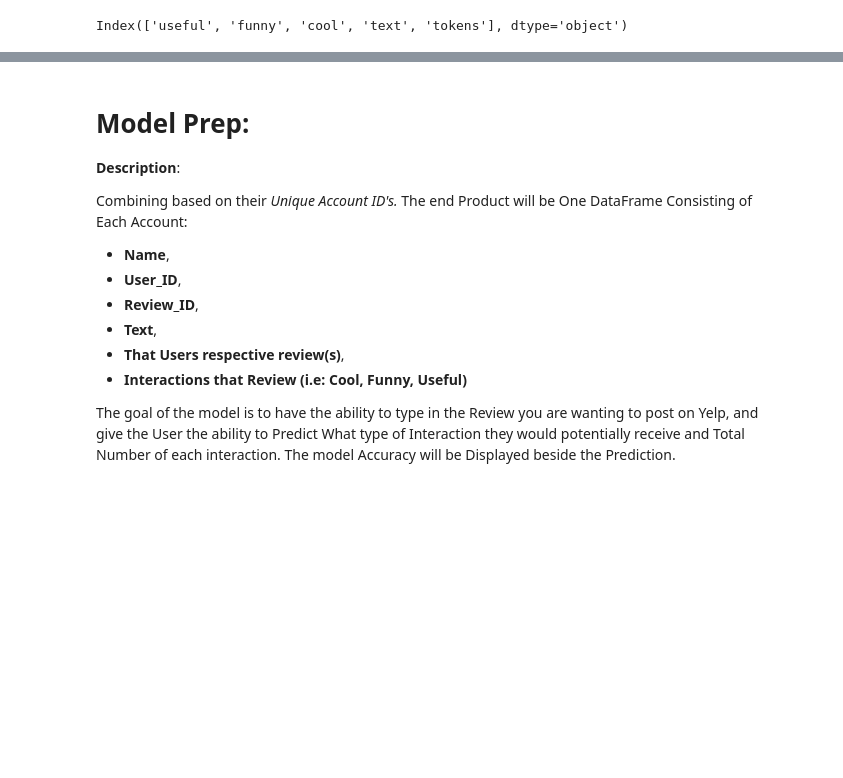
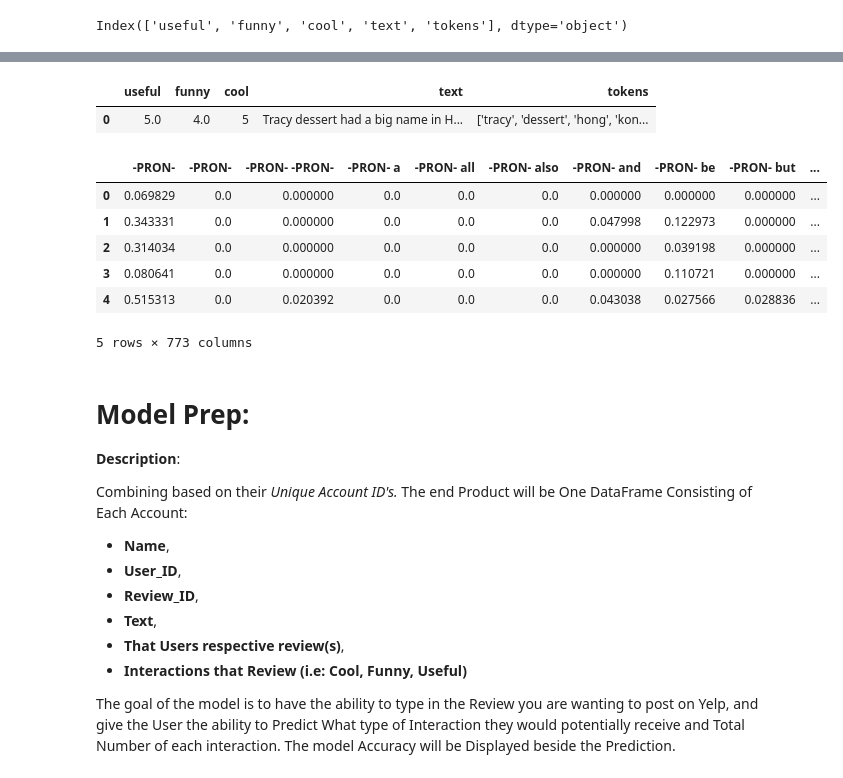
Before and after one commit to BloomTech-Labs/yelp-dataset-challenge-1-ds, a Jupyter notebook: Notebooks/Model_NB.ipynb, the cells around one changed output, grey strips where cells are left out. Drawn from its saved outputs; the diff is of its cells as text; code cells hidden in the pictures; blank space fills up the shorter version.

```diff
--- a/Notebooks/Model_NB.ipynb
+++ b/Notebooks/Model_NB.ipynb
@@ -66,7 +66,7 @@ final_df = pd.read_csv('final_df.csv')
 #review_df = pd.read_csv('review.csv')
 
     # Read-in dtm_final.csv (FINAL)
-dtm_final = pd.read_csv('dtm_final.csv')
+#dtm_final = pd.read_csv('dtm_final.csv')
 
     # import Vectorizer Model
 #vect2 = joblib.load('vect_2.sav')
@@ -119,6 +144,23 @@ final_df.shape
+# %%
+final_df.head(1)
+# %% [output]
+|  | useful | funny | cool | text | tokens |
+| 0 | 5.0 | 4.0 | 5 | Tracy dessert had a big name in H... | ['tracy', 'dessert', 'hong', 'kon... |
 # %%
 final_df.to_csv(index=True)
 final_df.to_csv(r'final_df.csv')
+# %%
+dtm = dtm_final.iloc[0:10000]
+# %%
+dtm.head(5)
+# %% [output]
+|  | -PRON- | -PRON- | -PRON- -PRON- | -PRON- a | -PRON- all | -PRON- also | -PRON- and | -PRON- be | -PRON- but | ... |
+| 0 | 0.069829 | 0.0 | 0.000000 | 0.0 | 0.0 | 0.0 | 0.000000 | 0.000000 | 0.000000 | ... |
+| 1 | 0.343331 | 0.0 | 0.000000 | 0.0 | 0.0 | 0.0 | 0.047998 | 0.122973 | 0.000000 | ... |
+| 2 | 0.314034 | 0.0 | 0.000000 | 0.0 | 0.0 | 0.0 | 0.000000 | 0.039198 | 0.000000 | ... |
+| 3 | 0.080641 | 0.0 | 0.000000 | 0.0 | 0.0 | 0.0 | 0.000000 | 0.110721 | 0.000000 | ... |
+| 4 | 0.515313 | 0.0 | 0.020392 | 0.0 | 0.0 | 0.0 | 0.043038 | 0.027566 | 0.028836 | ... |
+5 rows × 773 columns
 # %% [markdown]
 # Model Prep:
 
```
Also changed, not shown: parts of 38 cells of this notebook, 1 other file.
